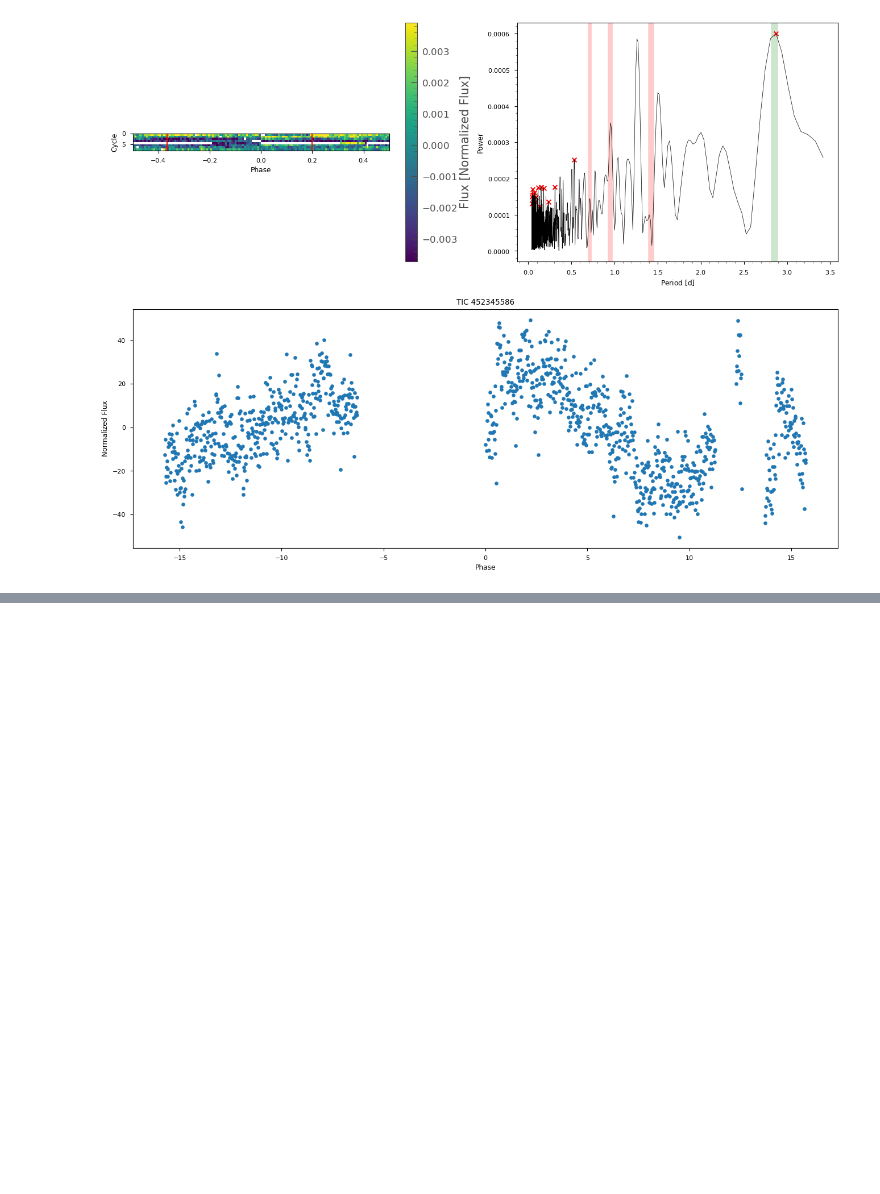
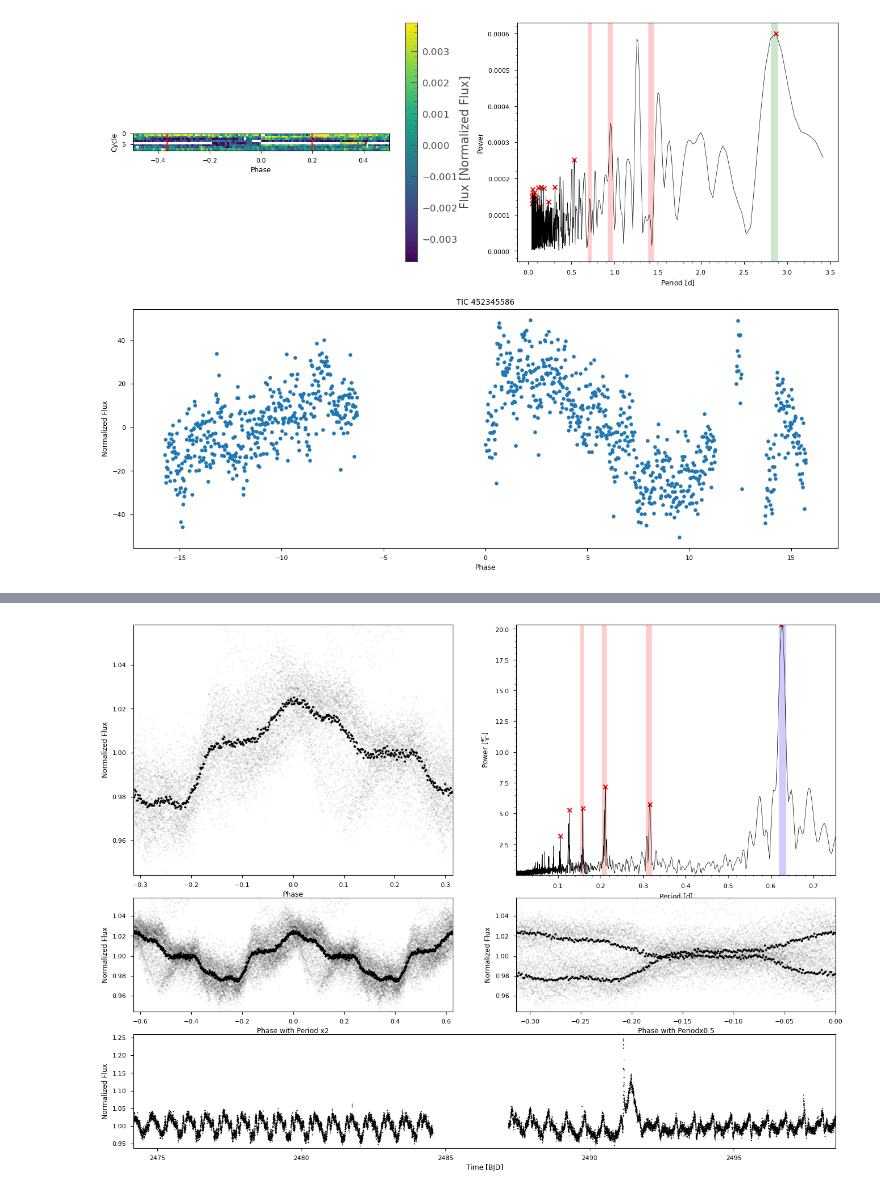
Before and after one commit to sarahedraves/SRMP-JMAG-Sarah, a Jupyter notebook: updatingpipelinefns.ipynb, the cells around one changed output, grey strips where cells are left out. Drawn from its saved outputs; the diff is of its cells as text; code cells hidden in the pictures; blank space fills up the shorter version.

Commit message:
updating multiplots and CMDs

```diff
--- a/updatingpipelinefns.ipynb
+++ b/updatingpipelinefns.ipynb
@@ -263,8 +262,7 @@ def multiplot2(lc, bintime=25):
 
     subgraph_phaselc(lc, ax=axs['tl'], bintime=bintime)
 
-    subgraph_pd(lc, ax = axs["tr"])
-    axs["tr"].get_legend().remove()
+    subgraph_pg(lc, ax = axs["tr"])
 
     subgraph_2phaselc(lc, ax=axs['ml'], bintime=bintime)
     subgraph_hphaselc(lc, ax=axs['mr'], bintime=bintime)
@@ -284,0 +349,2 @@ figure.savefig("multiplot.jpg", format='jpg')
+# %%
+mylc=get_lc_string('TIC-59129133-43-SPOC-120')
@@ -284,0 +375,3 @@ figure.savefig("multiplot.jpg", format='jpg')
+# %%
+multiplot2(mylc, bintime=120)
+# %% [output]
@@ -284,0 +381 @@ figure.savefig("multiplot.jpg", format='jpg')
+[figure, added]
```
Also changed, not shown: parts of 18 cells of this notebook, 25 other files.
